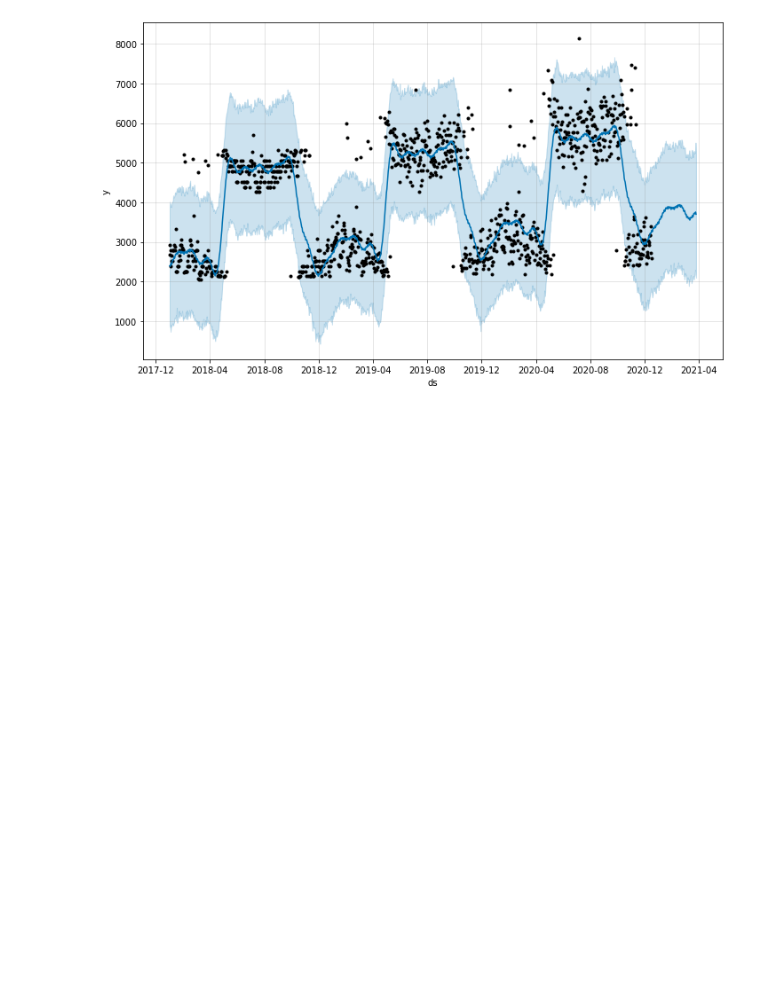
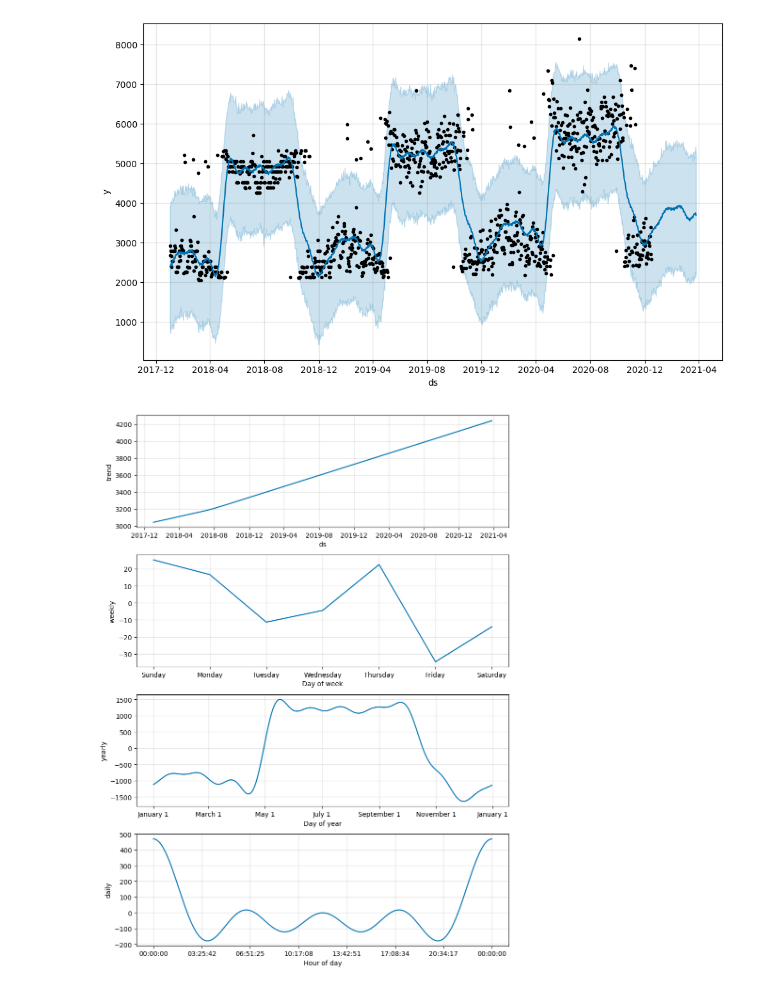
Before and after one commit to MrH101/facebook-prophet, a Jupyter notebook: fbphroph.ipynb, the cells around one changed output. Drawn from its saved outputs; the diff is of its cells as text; code cells hidden in the pictures; blank space fills up the shorter version.

```diff
--- a/fbphroph.ipynb
+++ b/fbphroph.ipynb
@@ -93,3 +234,7 @@ forecast[['ds','yhat']]
 plot1=m.plot(forecast)
 # %% [output]
 [figure]
+# %%
+fig2 = m.plot_components(forecast)
+# %% [output]
+[figure, added]
```
Also changed, not shown: parts of 7 cells of this notebook.
